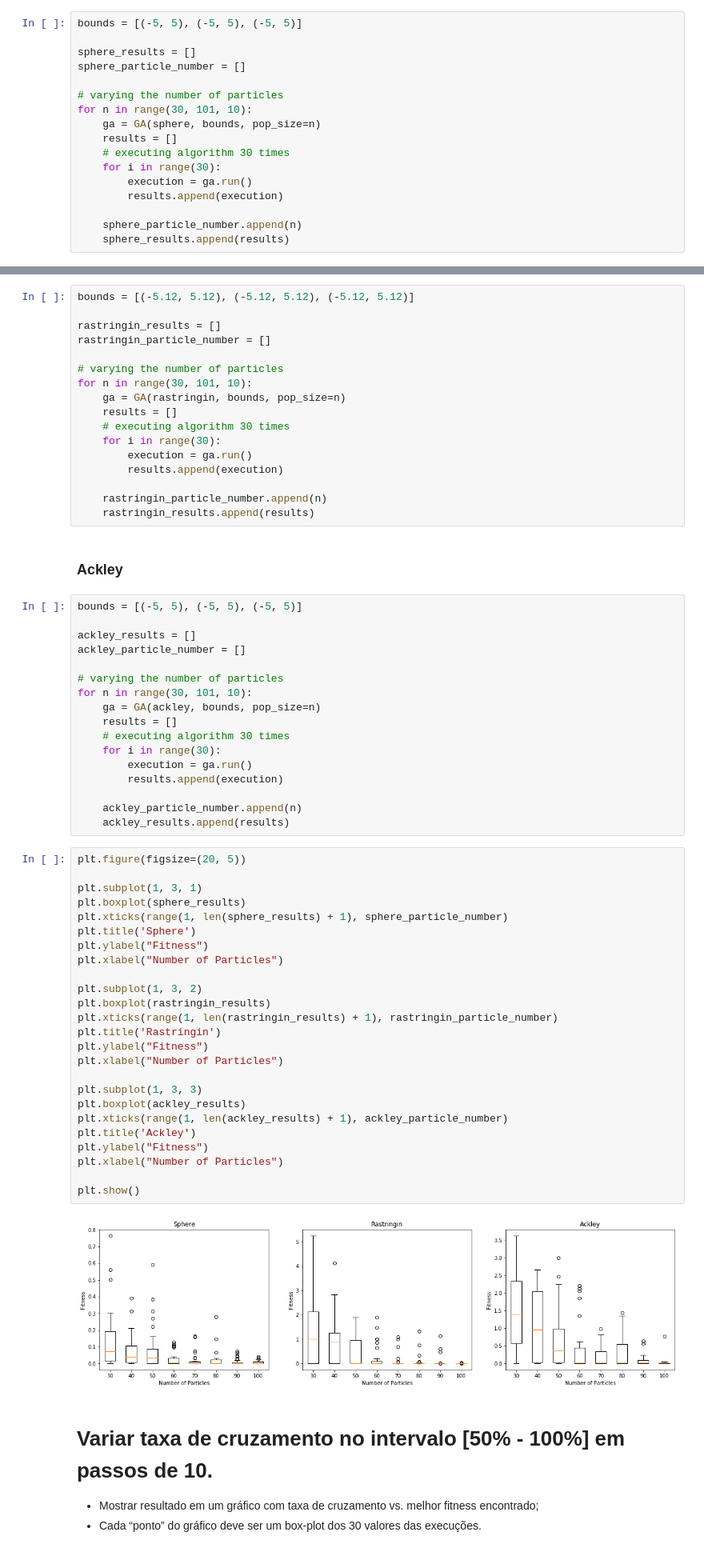
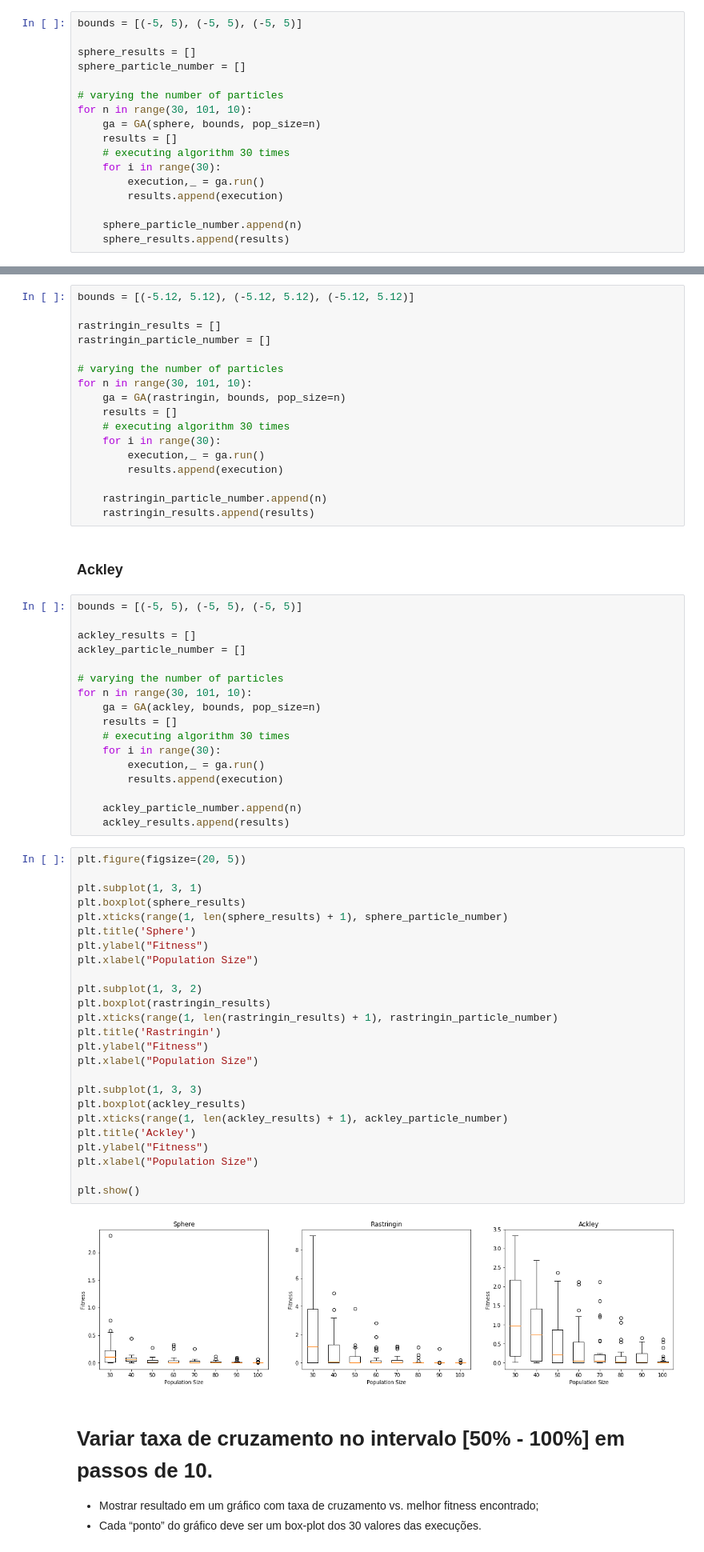
Before and after one commit to anthonyjatoba/bioinspired-optimization, a Jupyter notebook: GA.ipynb, the cells around one changed output, grey strips where cells are left out. Shown: that part at 80% size. Saved outputs shown, nothing was run; the diff lists cells and outputs as text.

```diff
--- a/GA.ipynb
+++ b/GA.ipynb
@@ -25,7 +25,7 @@ for n in range(30, 101, 10):
     results = []
     # executing algorithm 30 times
     for i in range(30):
-        execution = ga.run()
+        execution,_ = ga.run()
         results.append(execution)
 
     sphere_particle_number.append(n)
@@ -44,7 +44,7 @@ for n in range(30, 101, 10):
     results = []
     # executing algorithm 30 times
     for i in range(30):
-        execution = ga.run()
+        execution,_ = ga.run()
         results.append(execution)
 
     rastringin_particle_number.append(n)
@@ -63,7 +63,7 @@ for n in range(30, 101, 10):
     results = []
     # executing algorithm 30 times
     for i in range(30):
-        execution = ga.run()
+        execution,_ = ga.run()
         results.append(execution)
 
     ackley_particle_number.append(n)
@@ -71,30 +71,30 @@ for n in range(30, 101, 10):
 # %%
 plt.figure(figsize=(20, 5))
 
 plt.subplot(1, 3, 1)
 plt.boxplot(sphere_results)
 plt.xticks(range(1, len(sphere_results) + 1), sphere_particle_number)
 plt.title('Sphere')
 plt.ylabel("Fitness")
-plt.xlabel("Number of Particles")
+plt.xlabel("Population Size")
 
 plt.subplot(1, 3, 2)
 plt.boxplot(rastringin_results)
 plt.xticks(range(1, len(rastringin_results) + 1), rastringin_particle_number)
 plt.title('Rastringin')
 plt.ylabel("Fitness")
-plt.xlabel("Number of Particles")
+plt.xlabel("Population Size")
 
 plt.subplot(1, 3, 3)
 plt.boxplot(ackley_results)
 plt.xticks(range(1, len(ackley_results) + 1), ackley_particle_number)
 plt.title('Ackley')
 plt.ylabel("Fitness")
-plt.xlabel("Number of Particles")
+plt.xlabel("Population Size")
 
 plt.show()
 # %% [output]
-[figure, old version]
+[figure, new version]
 # %% [markdown]
 # Variar taxa de cruzamento no intervalo [50% - 100%] em passos de 10.
 * Mostrar resultado em um gráfico com taxa de cruzamento vs. melhor fitness encontrado;
```
Also changed, not shown: parts of 14 cells of this notebook, 1 other file.
